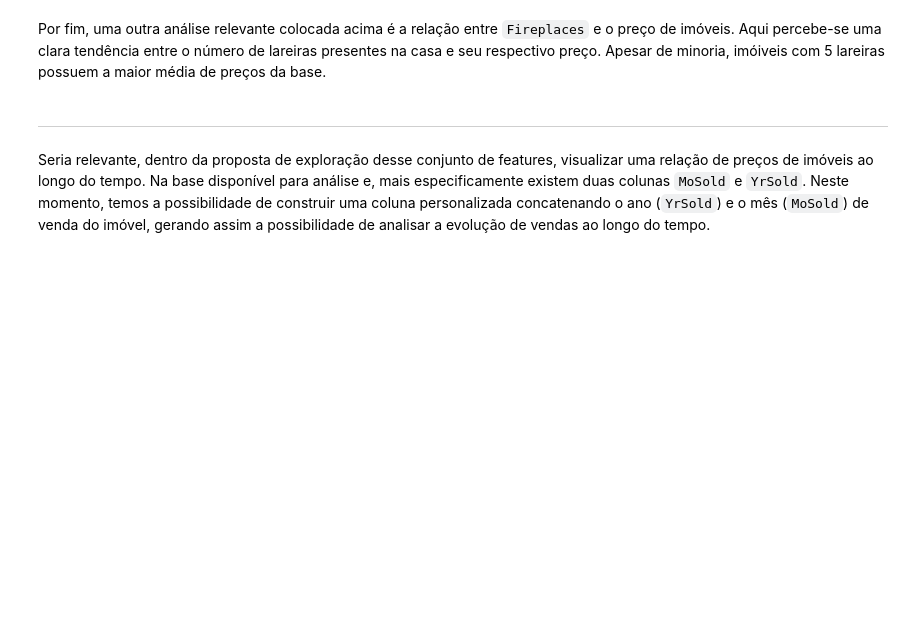
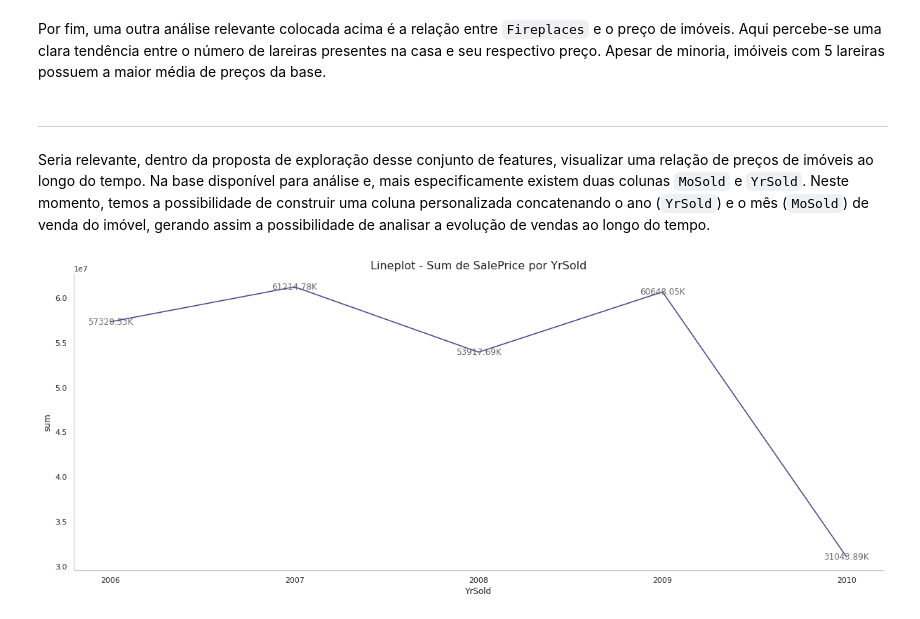
Before and after one commit to ThiagoPanini/pycomp, a Jupyter notebook: examples/housing-prices/Prevendo Preços de Imóveis.ipynb, the cells around one changed output. Saved outputs shown, nothing was run; the diff lists cells and outputs as text; code cells hidden in the pictures; blank space fills up the shorter version.

Commit message:
Continuação do exemplo housing-prices

```diff
--- a/examples/housing-prices/Prevendo Preços de Imóveis.ipynb
+++ b/examples/housing-prices/Prevendo Preços de Imóveis.ipynb
@@ -317,0 +443,4 @@ Seria relevante, dentro da proposta de exploração desse conjunto de features,
+# %%
+plot_evolutionplot(df=df, x='YrSold', y='SalePrice', agg_type='sum', date_col=False, x_rot=0)
+# %% [output]
+[figure, added]
```
Also changed, not shown: parts of 34 cells of this notebook.
